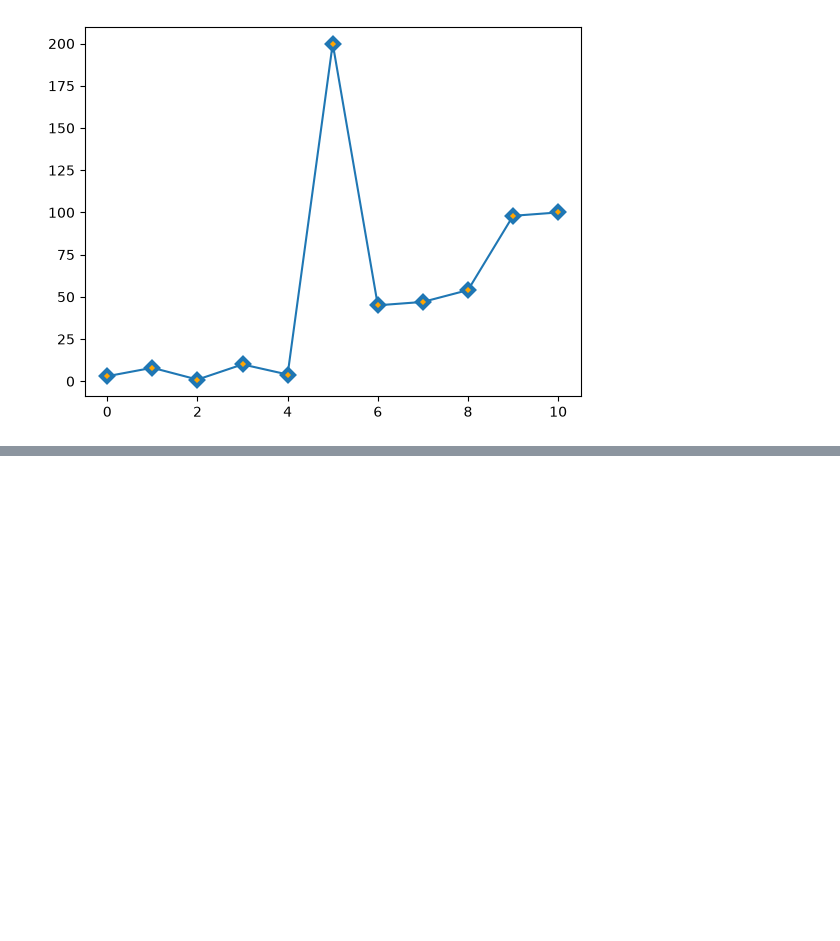
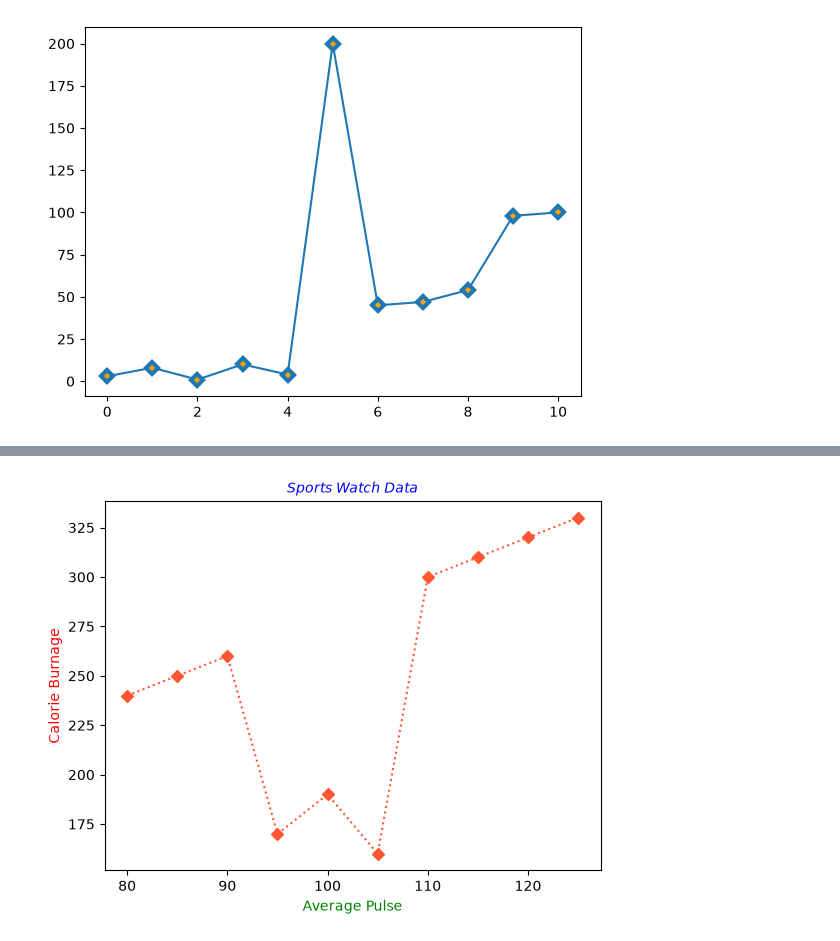
Before and after one commit to yismawd/rtt-36sept, a Jupyter notebook: 386/386.5/data_visualization/R_GLAB_386.5.1_Line_charts.ipynb, the cells around one changed output, grey strips where cells are left out. Saved outputs shown, nothing was run; the diff lists cells and outputs as text; code cells hidden in the pictures; blank space fills up the shorter version.

```diff
--- a/386/386.5/data_visualization/R_GLAB_386.5.1_Line_charts.ipynb
+++ b/386/386.5/data_visualization/R_GLAB_386.5.1_Line_charts.ipynb
@@ -62,0 +77,9 @@ plt.show()
+# %%
+# creat a linestyle, custom color, doted linestyle, diamond marker
+plt.plot(x, y, linestyle=':', marker='D', color='#FF5733')
+plt.title('Sports Watch Data', color=('blue'), style='italic', size='10')
+plt.xlabel('Average Pulse', color=('green'))
+plt.ylabel('Calorie Burnage', color=('red'))
+plt.show()
+# %% [output]
+[figure, added]
```
Also changed, not shown: parts of 5 cells of this notebook.
